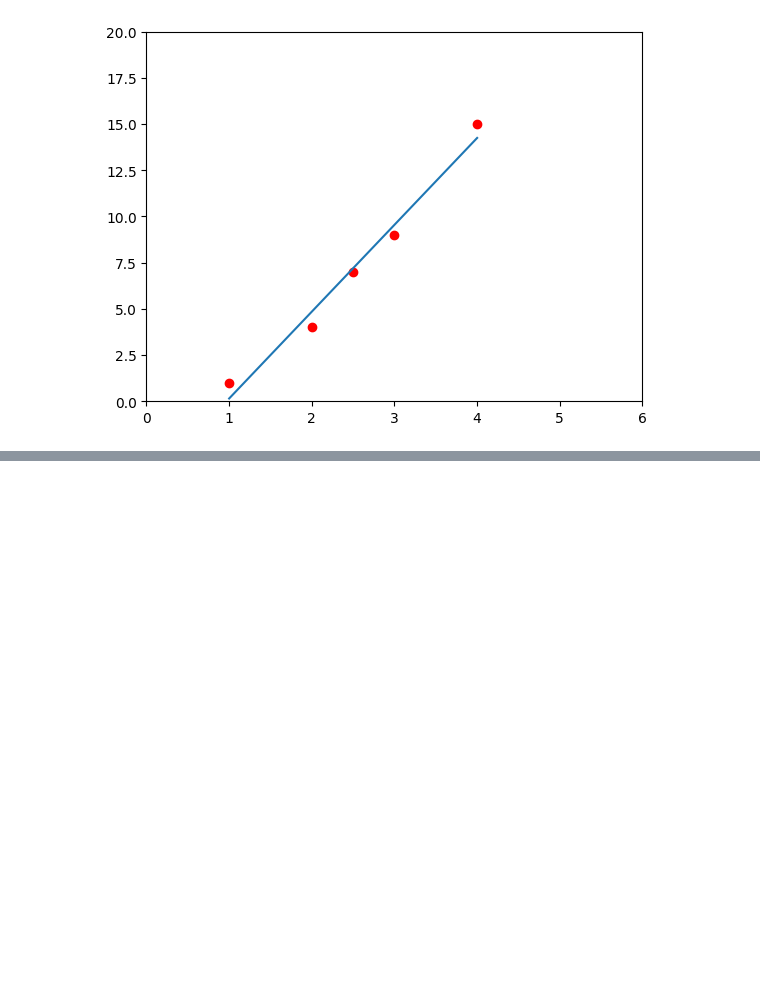
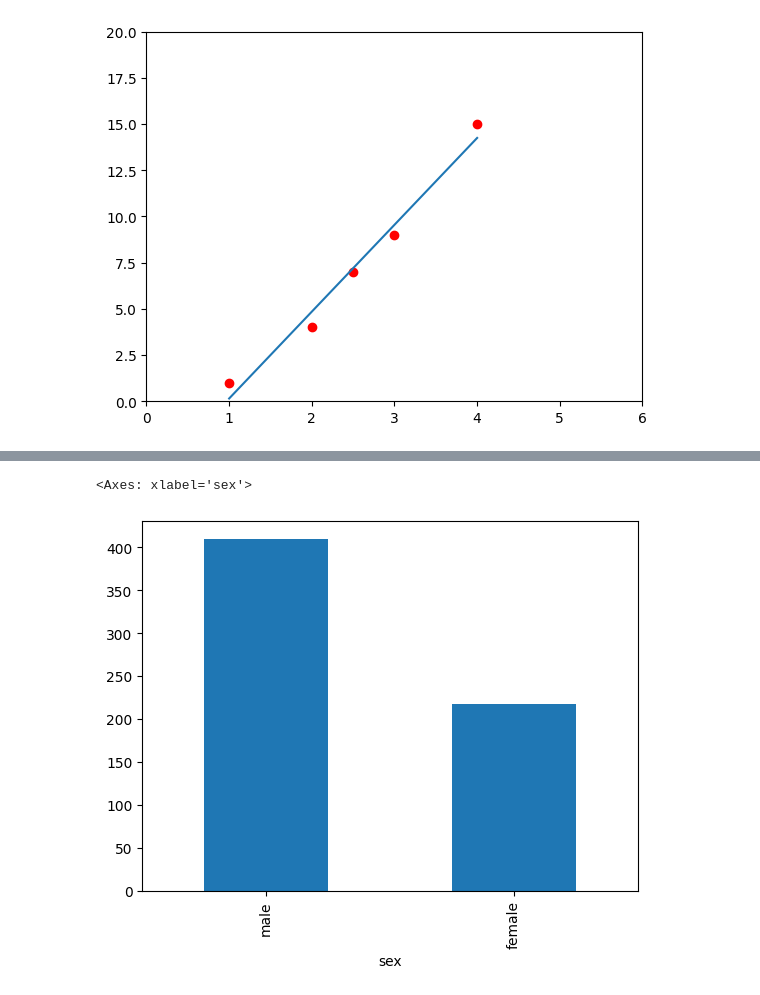
Before and after one commit to SahilS1G/ML_basics, a Jupyter notebook: tf_2.ipynb, the cells around one changed output, grey strips where cells are left out. Saved outputs shown, nothing was run; the diff lists cells and outputs as text; code cells hidden in the pictures; blank space fills up the shorter version.

```diff
--- a/tf_2.ipynb
+++ b/tf_2.ipynb
@@ -77,0 +128,5 @@ plt.show()
+# %%
+dftrain.sex.value_counts().plot(kind="bar")
+# %% [output]
+<Axes: xlabel='sex'>
+[figure, added]
```
Also changed, not shown: parts of 16 cells of this notebook, 2 other files.
